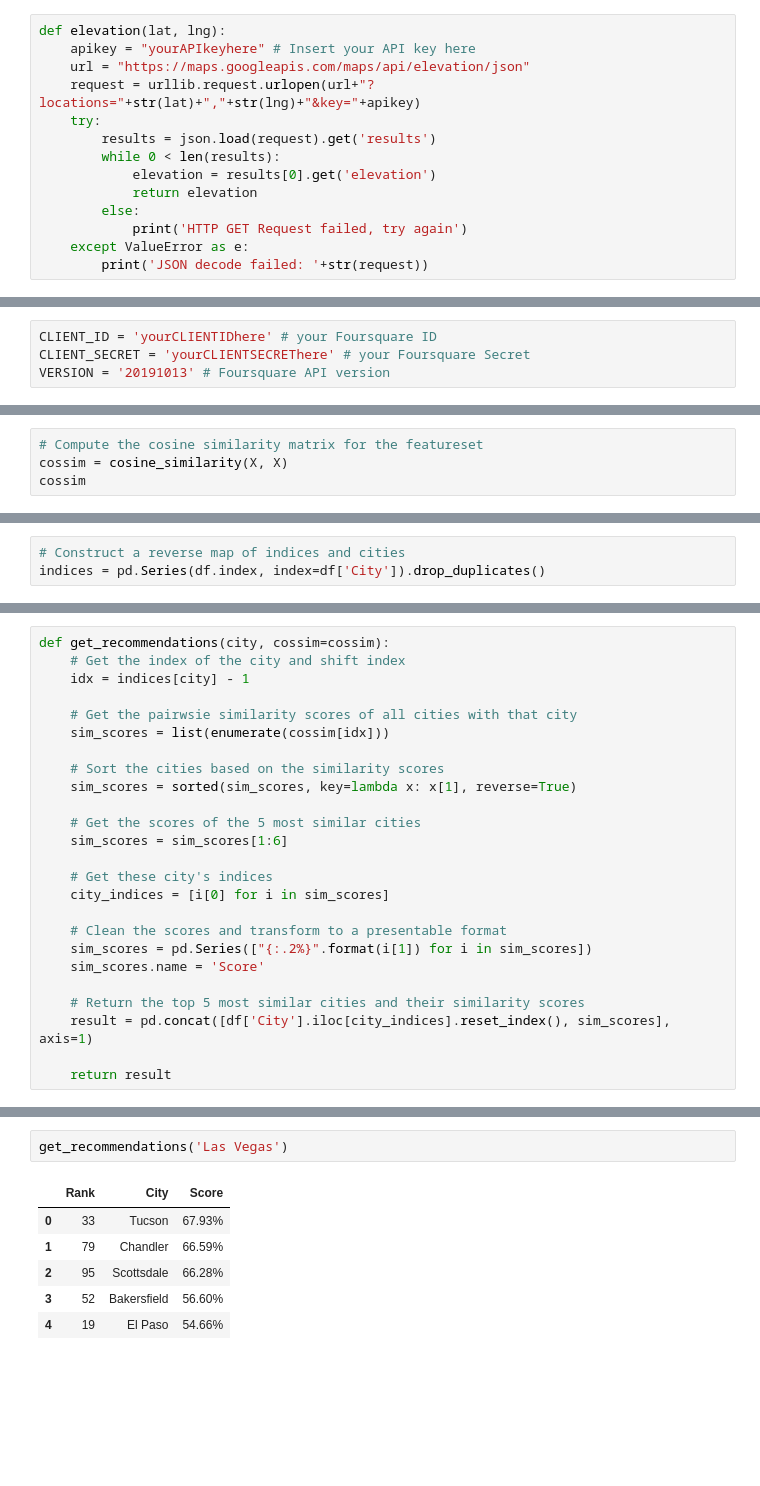
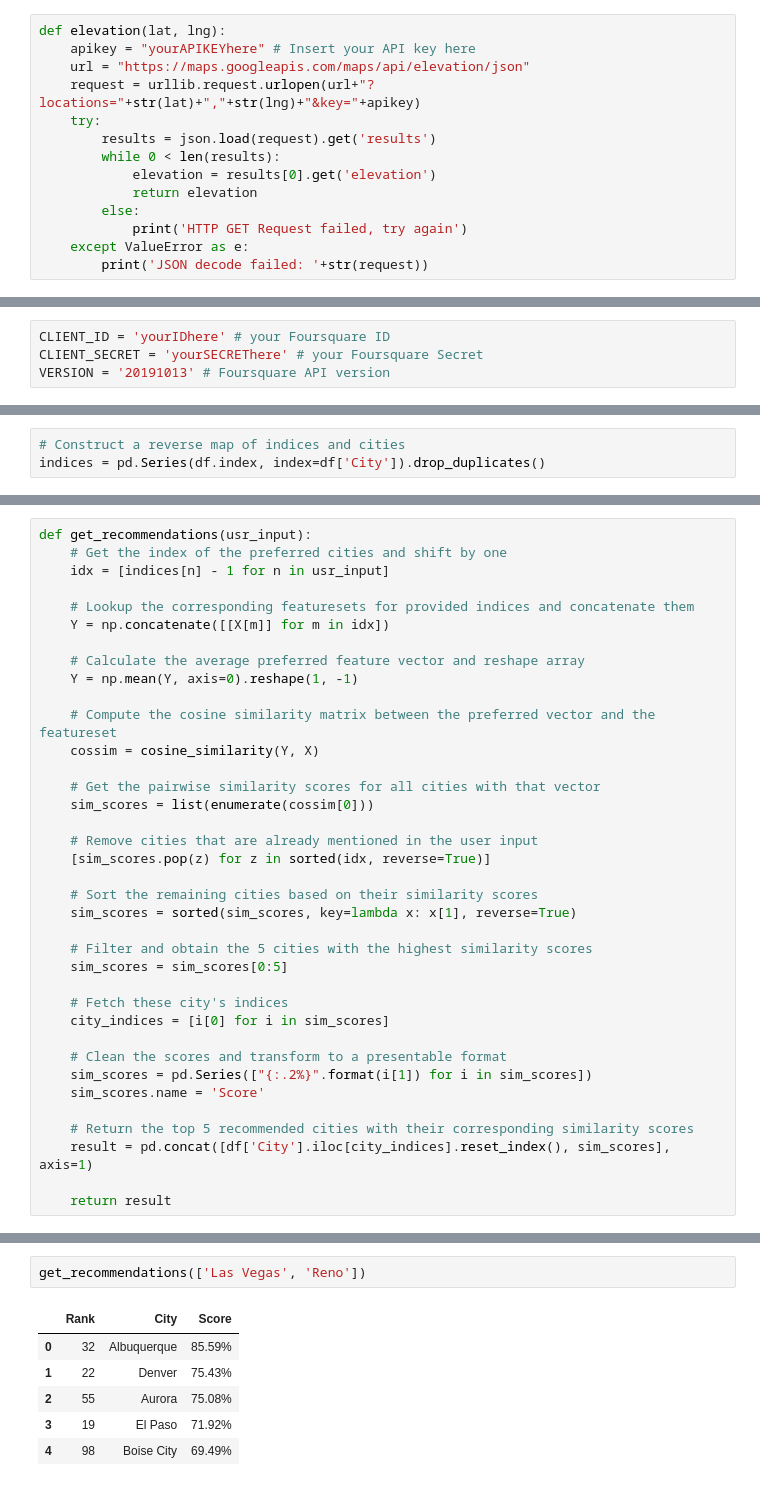
Before and after one commit to Shemmer93/Coursera_Capstone, a Jupyter notebook: Final project notebook secured.ipynb, the cells around one changed output, grey strips where cells are left out. Saved outputs shown, nothing was run; the diff lists cells and outputs as text; blank space fills up the shorter version.

```diff
--- a/Final project notebook secured.ipynb
+++ b/Final project notebook secured.ipynb
@@ -64,7 +70,7 @@ df.head()
 The next step is to aquire elevation details for these cities, we will use the Google Maps Elevation API to fetch this data based on the center coordinates of these cities. Let's start off with defining the function that we will use to call the Elevation API.
 # %%
 def elevation(lat, lng):
-    apikey = "yourAPIkeyhere" # Insert your API key here
+    apikey = "yourAPIKEYhere" # Insert your API key here
     url = "https://maps.googleapis.com/maps/api/elevation/json"
     request = urllib.request.urlopen(url+"?locations="+str(lat)+","+str(lng)+"&key="+apikey)
     try:
@@ -164,8 +170,8 @@ Finally, we will use the Foursquare API to gather venue data for the top cities.
 # %% [markdown]
 #### Define Foursquare Credentials and Version
 # %%
-CLIENT_ID = 'yourCLIENTIDhere' # your Foursquare ID
-CLIENT_SECRET = 'yourCLIENTSECREThere' # your Foursquare Secret
+CLIENT_ID = 'yourIDhere' # your Foursquare ID
+CLIENT_SECRET = 'yourSECREThere' # your Foursquare Secret
 VERSION = '20191013' # Foursquare API version
 # %% [markdown]
 Now, let's create some functions that will call the Foursquare API and fetch the required data for each city.
@@ -410,4 +427,0 @@ Because we are building a content-based recommender system based on numerical da
-# %%
-# Compute the cosine similarity matrix for the featureset
-cossim = cosine_similarity(X, X)
-cossim
@@ -433,25 +433,37 @@ It's finally time to build our recommender engine!
 # %%
-def get_recommendations(city, cossim=cossim):
-    # Get the index of the city and shift index
-    idx = indices[city] - 1
+def get_recommendations(usr_input):
+    # Get the index of the preferred cities and shift by one
+    idx = [indices[n] - 1 for n in usr_input]
 
-    # Get the pairwsie similarity scores of all cities with that city
-    sim_scores = list(enumerate(cossim[idx]))
+    # Lookup the corresponding featuresets for provided indices and concatenate them
+    Y = np.concatenate([[X[m]] for m in idx])
 
-    # Sort the cities based on the similarity scores
+    # Calculate the average preferred feature vector and reshape array
+    Y = np.mean(Y, axis=0).reshape(1, -1)
+
+    # Compute the cosine similarity matrix between the preferred vector and the featureset
+    cossim = cosine_similarity(Y, X)
+
+    # Get the pairwise similarity scores for all cities with that vector
+    sim_scores = list(enumerate(cossim[0]))
+
+    # Remove cities that are already mentioned in the user input
+    [sim_scores.pop(z) for z in sorted(idx, reverse=True)]
+
+    # Sort the remaining cities based on their similarity scores
     sim_scores = sorted(sim_scores, key=lambda x: x[1], reverse=True)
 
-    # Get the scores of the 5 most similar cities
-    sim_scores = sim_scores[1:6]
+    # Filter and obtain the 5 cities with the highest similarity scores
+    sim_scores = sim_scores[0:5]
 
-    # Get these city's indices
+    # Fetch these city's indices
     city_indices = [i[0] for i in sim_scores]
 
     # Clean the scores and transform to a presentable format
     sim_scores = pd.Series(["{:.2%}".format(i[1]) for i in sim_scores])
     sim_scores.name = 'Score'
 
-    # Return the top 5 most similar cities and their similarity scores
+    # Return the top 5 recommended cities with their corresponding similarity scores
     result = pd.concat([df['City'].iloc[city_indices].reset_index(), sim_scores], axis=1)
 
     return result
@@ -496,9 +499,9 @@ get_recommendations('Seattle')
 # %%
-get_recommendations('Las Vegas')
+get_recommendations(['Las Vegas', 'Reno'])
 # %% [output]
 |  | Rank | City | Score |
-| 0 | 33 | Tucson | 67.93% |
-| 1 | 79 | Chandler | 66.59% |
-| 2 | 95 | Scottsdale | 66.28% |
-| 3 | 52 | Bakersfield | 56.60% |
-| 4 | 19 | El Paso | 54.66% |
+| 0 | 32 | Albuquerque | 85.59% |
+| 1 | 22 | Denver | 75.43% |
+| 2 | 55 | Aurora | 75.08% |
+| 3 | 19 | El Paso | 71.92% |
+| 4 | 98 | Boise City | 69.49% |
```
Also changed, not shown: parts of 30 cells of this notebook.
